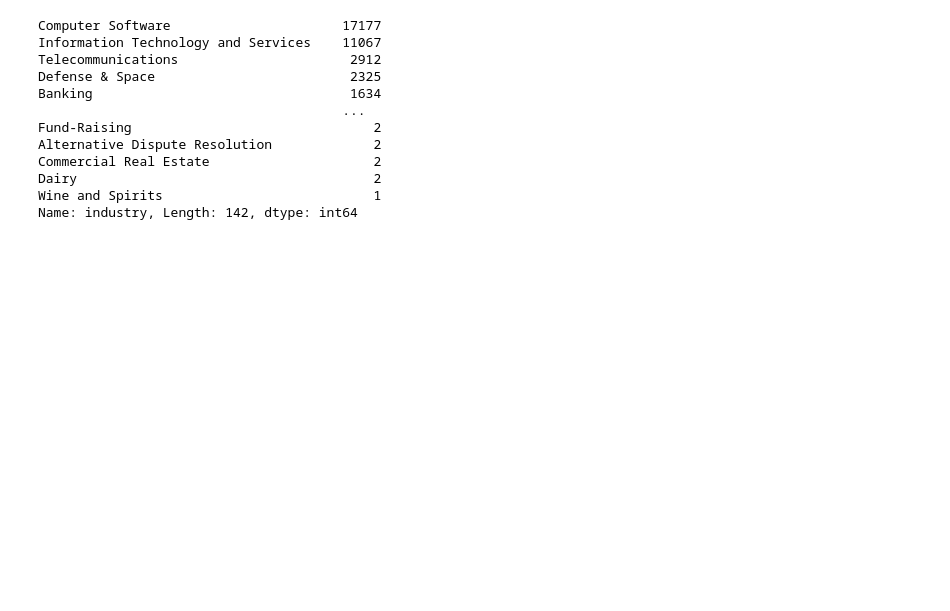
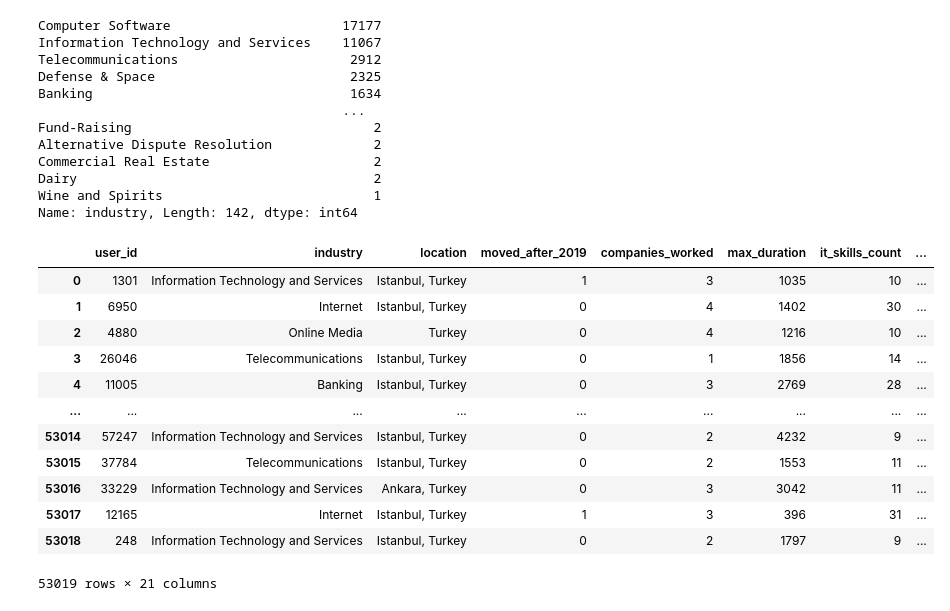
Before and after one commit to feyzijan/GarantiDatathon, a Jupyter notebook: prep_input.ipynb, the cells around one changed output. Drawn from its saved outputs; the diff is of its cells as text; code cells hidden in the pictures; blank space fills up the shorter version.

```diff
--- a/prep_input.ipynb
+++ b/prep_input.ipynb
@@ -435,8 +435,16 @@ test[~test['location'].str.contains('Turkey')]
 | 13014 | 24468 | International Trade and Development | United Kingdom | 4.0 | 1583 | 1.0 | 1.0 | ... |
 # %%
 # Fix these rows
+# Replace all uppercase İ with normal I
+train['location'] = train['location'].str.replace('İ', 'I')
+test['location'] = test['location'].str.replace('İ', 'I')
 city_names = ['Izmir', 'Bursa', 'Istanbul', 'Ankara', 'Eskisehir', 'Kahramanmaras', 'Kayseri', "Manisa", "Antalya",
-              "Tekirdag", "Adana", "Konya", "Kocaeli", "Ordu", "Gaziantep", ]
+              "Tekirdag", "Adana", "Konya", "Kocaeli", "Ordu", "Gaziantep", "Kahramanmaraş"]
+
 for name in city_names:
     train.loc[train['location'].str.contains(name), 'location'] = name + ', Turkey'
     test.loc[test['location'].str.contains(name), 'location'] = name + ', Turkey'
+
+# Replace location rows with Kahraman Maras, Turkey with Kahramanmaraş, Turkey
+train.loc[train['location'].str.contains('Kahraman Maras, Turkey'), 'location'] = 'Kahramanmaraş, Turkey'
+test.loc[test['location'].str.contains('Kahraman Maras, Turkey'), 'location'] = 'Kahramanmaraş, Turkey'
@@ -496,6 +520,29 @@ Commercial Real Estate                     2
 Dairy                                      2
 Wine and Spirits                           1
 Name: industry, Length: 142, dtype: int64
+# %%
+# Cast these columns into int
+cols = ['companies_worked','it_skills_count', 'business_skills_count', 'design_skills_count', 'NLanguages', 'education_count',
+         'different_university_count', 'English', 'German', 'Turkish', 'French', 'Spanish', 'Chinese', 'attended_university']
+for col in cols:
+    train[col] = train[col].astype(int)
+    test[col] = test[col].astype(int)
+# %%
+train
+# %% [output]
+|  | user_id | industry | location | moved_after_2019 | companies_worked | max_duration | it_skills_count | ... |
+| 0 | 1301 | Information Technology and Services | Istanbul, Turkey | 1 | 3 | 1035 | 10 | ... |
+| 1 | 6950 | Internet | Istanbul, Turkey | 0 | 4 | 1402 | 30 | ... |
+| 2 | 4880 | Online Media | Turkey | 0 | 4 | 1216 | 10 | ... |
+| 3 | 26046 | Telecommunications | Istanbul, Turkey | 0 | 1 | 1856 | 14 | ... |
+| 4 | 11005 | Banking | Istanbul, Turkey | 0 | 3 | 2769 | 28 | ... |
+| ... | ... | ... | ... | ... | ... | ... | ... | ... |
+| 53014 | 57247 | Information Technology and Services | Istanbul, Turkey | 0 | 2 | 4232 | 9 | ... |
+| 53015 | 37784 | Telecommunications | Istanbul, Turkey | 0 | 2 | 1553 | 11 | ... |
+| 53016 | 33229 | Information Technology and Services | Ankara, Turkey | 0 | 3 | 3042 | 11 | ... |
+| 53017 | 12165 | Internet | Istanbul, Turkey | 1 | 3 | 396 | 31 | ... |
+| 53018 | 248 | Information Technology and Services | Istanbul, Turkey | 0 | 2 | 1797 | 9 | ... |
+53019 rows × 21 columns
 # %%
 # Save the data
 train.to_csv("PreparedData/train.csv", index=False)
```
Also changed, not shown: parts of 1 cell of this notebook, 2 other files.
